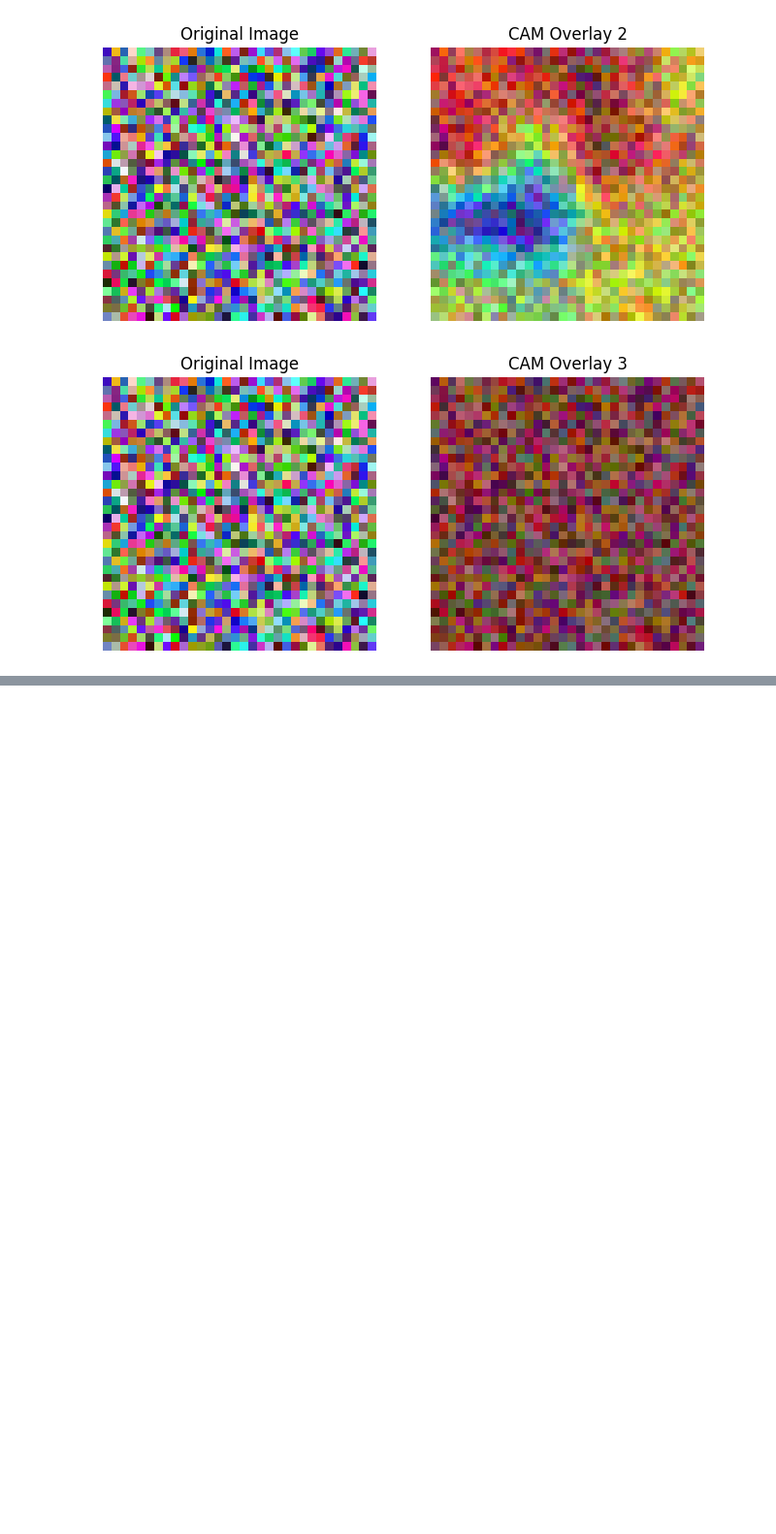
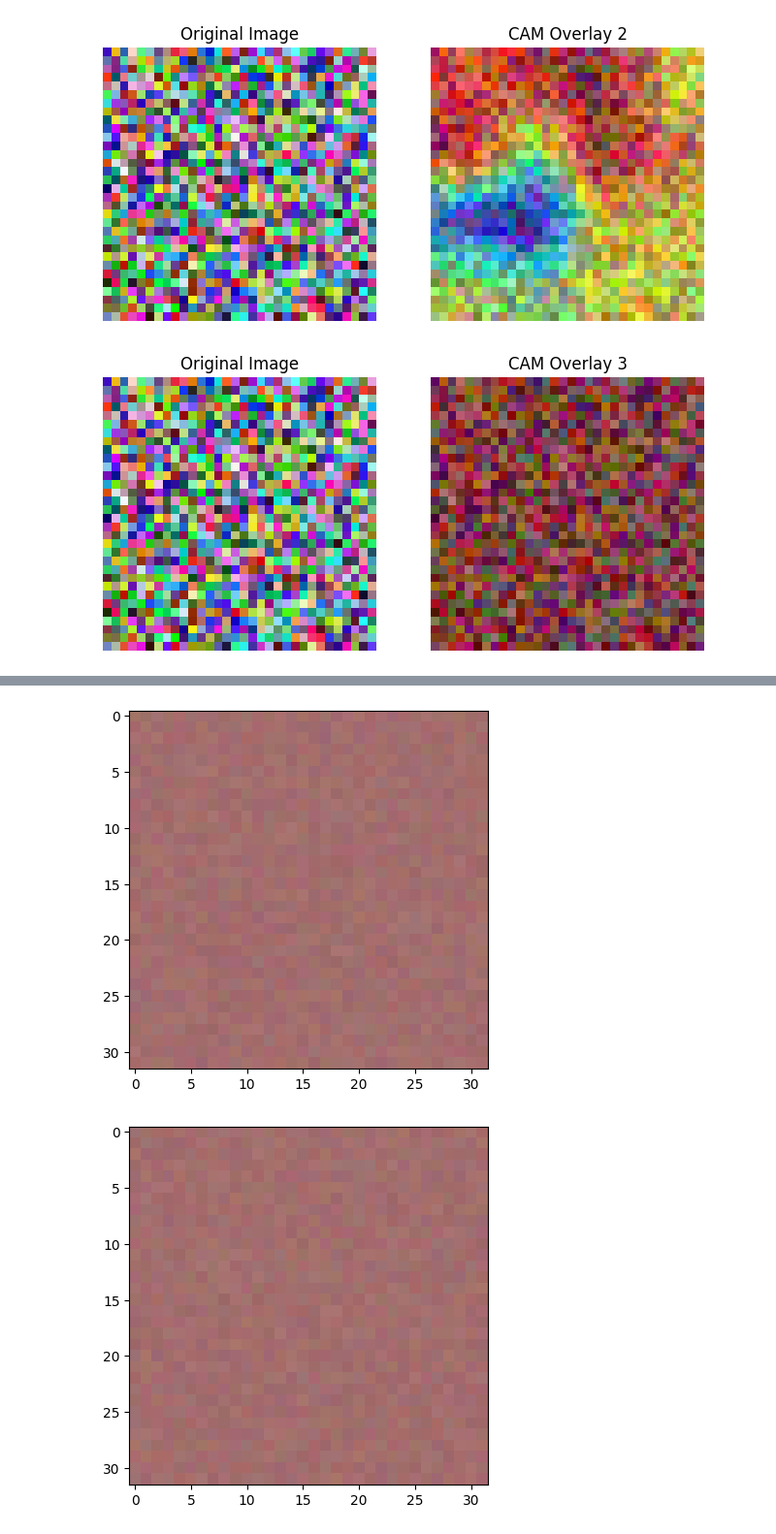
Before and after one commit to Mrinmayi03/CS370, a Jupyter notebook: take-at-home.ipynb, the cells around one changed output, grey strips where cells are left out. Shown at 97% size. Saved outputs shown, nothing was run; the diff lists cells and outputs as text; code cells hidden in the pictures; blank space fills up the shorter version.

```diff
--- a/take-at-home.ipynb
+++ b/take-at-home.ipynb
@@ -551,0 +617,52 @@ plt.show()
+# %%
+#VISUALIZATION 2: CONVNET FILTERS:
+import tensorflow as tf
+from tensorflow.keras.applications.resnet50 import preprocess_input
+
+def deprocess_image(x):
+    x -= x.mean()
+    x /= (x.std() + 1e-5)
+    x *= 0.1
+
+    x += 0.5
+    x = np.clip(x , 0 , 1)
+
+    return x
+
+
+# Define a function to generate patterns for specific layers
+def generate_pattern(layer_name, filter_index, size=32):
+    input_img_data = tf.Variable(np.random.random((1 , 32 , 32 , 3)) * 20+128.)
+    # Compute gradients of the loss with respect to the model's input
+    with tf.GradientTape() as tape:
+        tape.watch(input_img_data)
+        layer_output = featureExtraction_model.get_layer(layer_name)(input_img_data)
+        loss = tf.reduce_mean(layer_output[ : , : , : , filter_index])
+
+    grads = tape.gradient(loss, input_img_data)
+
+    # Normalize the gradients
+    grads /= (tf.math.sqrt(tf.math.reduce_mean(tf.math.square(grads))) + 1e-5)
+    step = 1.
+    for i in range(40):
+        input_img_data.assign_add(grads*step)
+
+    img = input_img_data.numpy()[0]
+    return deprocess_image(img)
+
+plt.imshow(generate_pattern('conv1_relu' , 0))
+plt.axis()
+plt.show()
+
+
+plt.imshow(generate_pattern('conv3_block4_out' , 0))
+plt.axis()
+plt.show()
+
+
+plt.imshow(generate_pattern('conv5_block3_out' , 0))
+plt.axis()
+plt.show()
+# %% [output]
+[figure, added]
+[figure, added]
```
Also changed, not shown: parts of 3 cells of this notebook.
